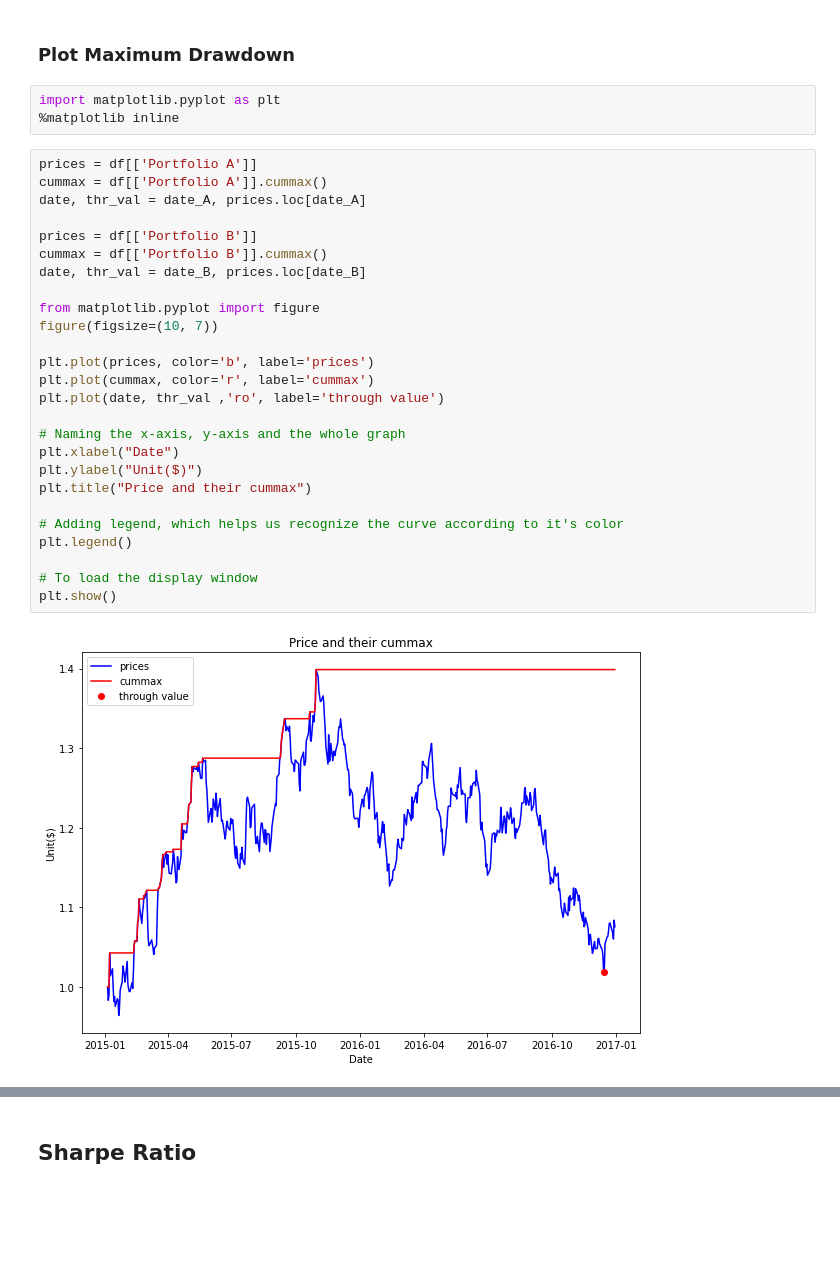
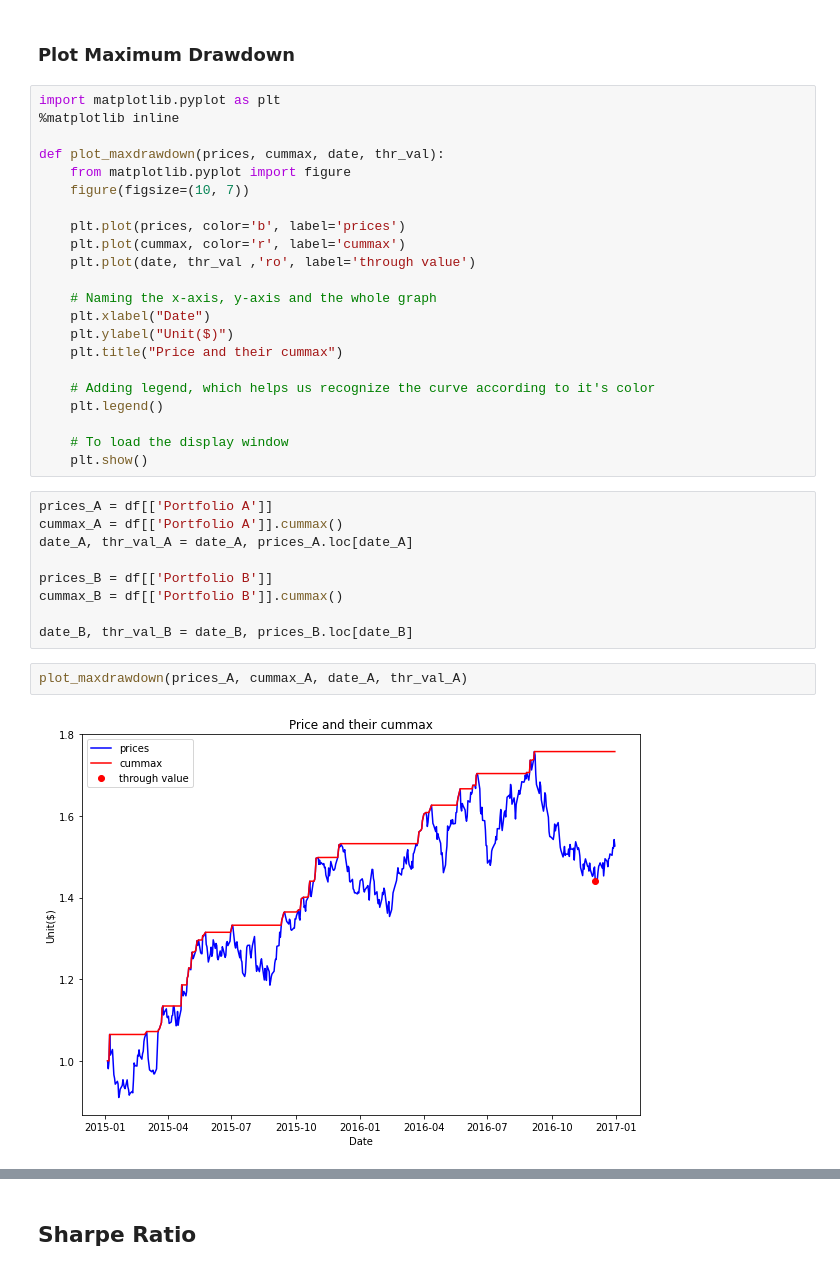
Before and after one commit to aiyuyun2015/home_work, a Jupyter notebook: Question-1.ipynb, the cells around one changed output, grey strips where cells are left out. Cells and saved outputs as stored; diff of their text form; blank space fills up the shorter version.

```diff
--- a/Question-1.ipynb
+++ b/Question-1.ipynb
@@ -91,31 +87,35 @@ print(mdd_B)
 # %%
 import matplotlib.pyplot as plt
 %matplotlib inline
+
+def plot_maxdrawdown(prices, cummax, date, thr_val):
+    from matplotlib.pyplot import figure
+    figure(figsize=(10, 7))
+
+    plt.plot(prices, color='b', label='prices')
+    plt.plot(cummax, color='r', label='cummax')
+    plt.plot(date, thr_val ,'ro', label='through value')
+
+    # Naming the x-axis, y-axis and the whole graph
+    plt.xlabel("Date")
+    plt.ylabel("Unit($)")
+    plt.title("Price and their cummax")
+
+    # Adding legend, which helps us recognize the curve according to it's color
+    plt.legend()
+
+    # To load the display window
+    plt.show()
-# %%
-prices = df[['Portfolio A']]
-cummax = df[['Portfolio A']].cummax()
-date, thr_val = date_A, prices.loc[date_A]
-
-prices = df[['Portfolio B']]
-cummax = df[['Portfolio B']].cummax()
-date, thr_val = date_B, prices.loc[date_B]
-
-from matplotlib.pyplot import figure
-figure(figsize=(10, 7))
-
-plt.plot(prices, color='b', label='prices')
-plt.plot(cummax, color='r', label='cummax')
-plt.plot(date, thr_val ,'ro', label='through value')
-
-# Naming the x-axis, y-axis and the whole graph
-plt.xlabel("Date")
-plt.ylabel("Unit($)")
-plt.title("Price and their cummax")
-
-# Adding legend, which helps us recognize the curve according to it's color
-plt.legend()
-
-# To load the display window
-plt.show()
-# %% [output]
-[figure, removed]
+# %%
+prices_A = df[['Portfolio A']]
+cummax_A = df[['Portfolio A']].cummax()
+date_A, thr_val_A = date_A, prices_A.loc[date_A]
+
+prices_B = df[['Portfolio B']]
+cummax_B = df[['Portfolio B']].cummax()
+
+date_B, thr_val_B = date_B, prices_B.loc[date_B]
+# %%
+plot_maxdrawdown(prices_A, cummax_A, date_A, thr_val_A)
+# %% [output]
+[figure, added]
```
Also changed, not shown: parts of 14 cells of this notebook.
